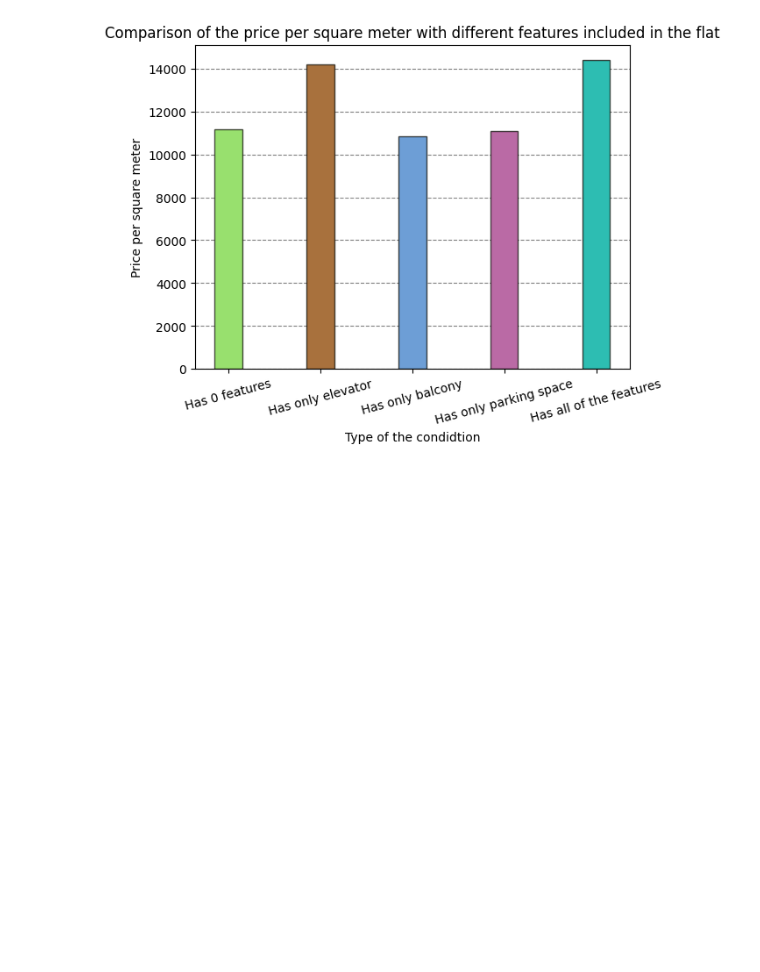
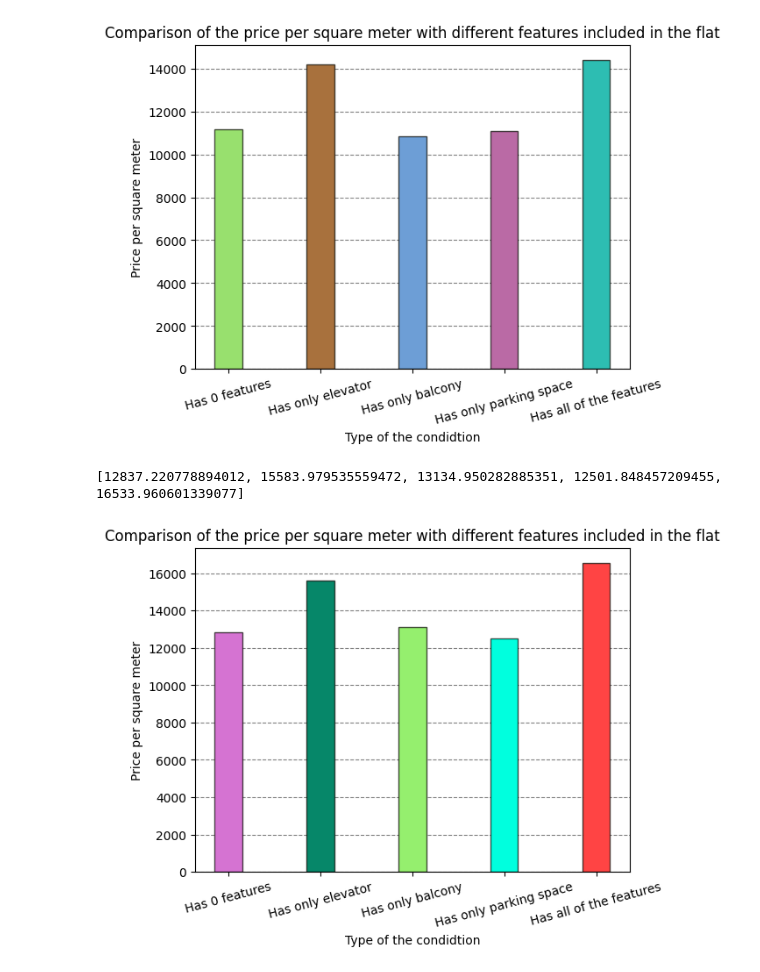
Before and after one commit to SzymonCisowski/PFML_Project, a Jupyter notebook: data_exploration_v2.ipynb, the cells around one changed output. Cells and saved outputs as stored; diff of their text form; code cells hidden in the pictures; blank space fills up the shorter version.

Commit message:
Additional bar plots

```diff
--- a/data_exploration_v2.ipynb
+++ b/data_exploration_v2.ipynb
@@ -120,3 +135,40 @@ plt.title("Comparison of the price per square meter with different features incl
 plt.show()
 # %% [output]
 [figure]
+# %%
+#preparing the data to compare the price per square meter for flats below 35m2
+import math
+none_df_ls=filtered_df_all.drop(filtered_df_all[filtered_df_all['squareMeters'] >= 35].index)
+elev_df_ls=filtered_df_bps.drop(filtered_df_bps[filtered_df_bps['squareMeters'] >= 35].index)
+balc_df_ls=filtered_df_eps.drop(filtered_df_eps[filtered_df_eps['squareMeters'] >= 35].index)
+parkspc_df_ls=filtered_df_eb.drop(filtered_df_eb[filtered_df_eb['squareMeters'] >= 35].index)
+all_df_ls=filtered_df_none.drop(filtered_df_none[filtered_df_none['squareMeters'] >= 35].index)
+# %%
+#calculating the mean value of price per square meter for analysis
+mean_no_all_ls=none_df_ls['priceForSquareMeter'].mean()
+mean_yes_elev_ls=elev_df_ls['priceForSquareMeter'].mean()
+mean_yes_balcony_ls=balc_df_ls['priceForSquareMeter'].mean()
+mean_yes_parkingspc_ls=parkspc_df_ls['priceForSquareMeter'].mean()
+mean_yes_all_ls=all_df_ls['priceForSquareMeter'].mean()
+mean_list_ls=[mean_no_all_ls,mean_yes_elev_ls,mean_yes_balcony_ls,mean_yes_parkingspc_ls,mean_yes_all_ls]
+print(mean_list_ls)
+# %% [output]
+[12837.220778894012, 15583.979535559472, 13134.950282885351, 12501.848457209455, 16533.960601339077]
+# %%
+import matplotlib.pyplot as plt
+color = ['#D573D2', '#068769', '#95EF6E', '#00FFDE','#FF4444']
+fig, ax = plt.subplots()
+ax.bar(x, mean_list_ls,color=color, align='center', width=0.3,edgecolor='#0d0d07ba')
+
+ax.set_axisbelow(True)
+ax.set_xticklabels(x,rotation=15)
+ax.grid(color='gray', linestyle='dashed',axis='y')
+
+
+
+plt.xlabel("Type of the condidtion")
+plt.ylabel("Price per square meter")
+plt.title("Comparison of the price per square meter with different features included in the flat")
+plt.show()
+# %% [output]
+[figure, added]
```
Also changed, not shown: parts of 4 cells of this notebook.
